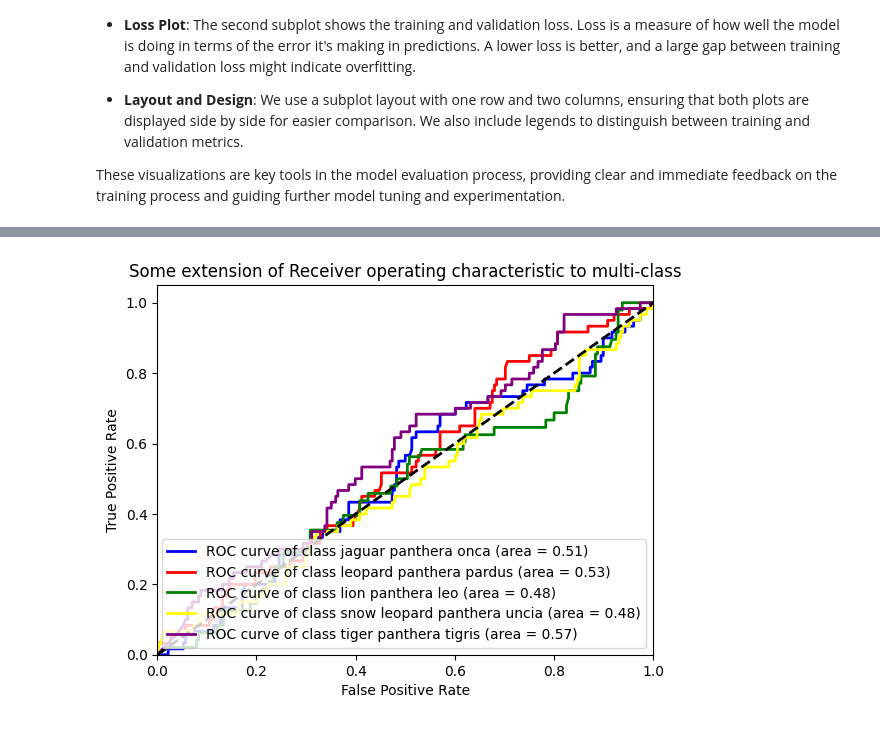
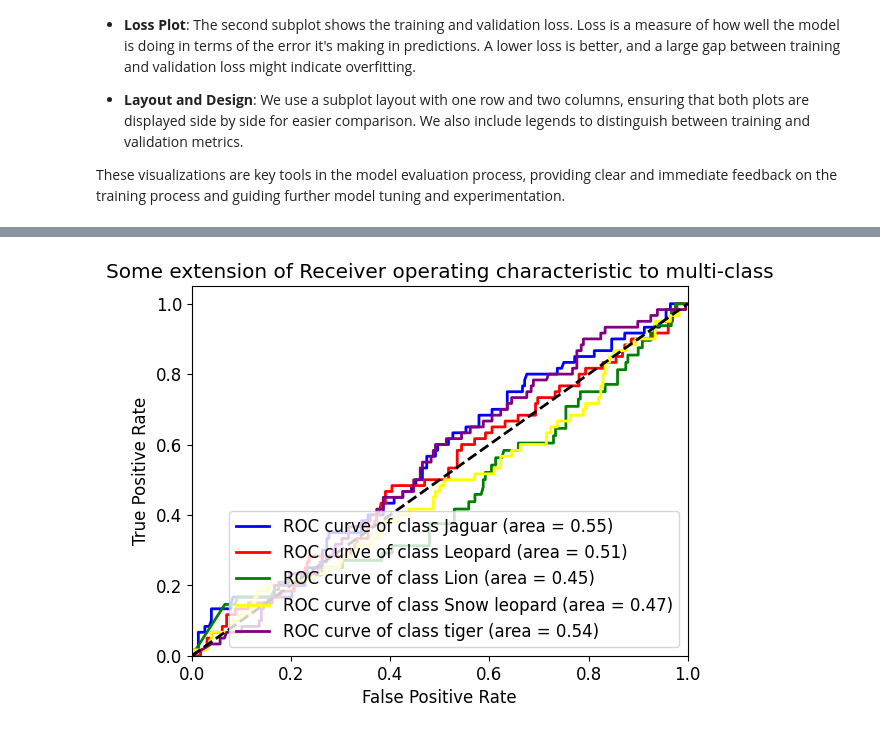
Before and after one commit to KyanoTrevisan/bigdata-project, a Jupyter notebook: bigdata_bigcats.ipynb, the cells around one changed output, grey strips where cells are left out. Saved outputs shown, nothing was run; the diff lists cells and outputs as text; code cells hidden in the pictures.

```diff
--- a/bigdata_bigcats.ipynb
+++ b/bigdata_bigcats.ipynb
@@ -347,6 +352,7 @@ train_datagen = ImageDataGenerator(
 validation_datagen = ImageDataGenerator(
     rescale=1./255,
     validation_split=0.2
+
 )
 
 # Load data and prepare it for training
@@ -354,7 +360,7 @@ train_generator = train_datagen.flow_from_directory(
     'datasets/big-cats',
     target_size=(224, 224),
     batch_size=32,
-    class_mode='categorical',
+    class_mode='sparse',
     subset='training'
 )
 
@@ -363,7 +369,7 @@ validation_generator = validation_datagen.flow_from_directory(
     'datasets/big-cats',
     target_size=(224, 224),
     batch_size=32,
-    class_mode='categorical',
+    class_mode='sparse',
     subset='validation'
 )
 
@@ -389,7 +395,7 @@ predictions = Dense(train_generator.num_classes, activation='softmax')(x)
 keras_model = Model(inputs=base_model.input, outputs=predictions)
 
 # Compile the model
-keras_model.compile(optimizer=Adam(), loss='categorical_crossentropy', metrics=['accuracy'])
+keras_model.compile(optimizer=Adam(), loss='sparse_categorical_crossentropy', metrics=['accuracy'])
 # %% [output]
 Found 1152 images belonging to 5 classes.
 Found 288 images belonging to 5 classes.
@@ -455,13 +462,13 @@ After training our Keras model, it's important to visualize its performance over
 
 These visualizations are key tools in the model evaluation process, providing clear and immediate feedback on the training process and guiding further model tuning and experimentation.
 # %%
-import matplotlib.pyplot as plt
+
 
 # Predict the data (classification results)
 validation_generator.reset()
 predictions = keras_model.predict(validation_generator, steps=validation_generator.samples // validation_generator.batch_size)
 predicted_classes = np.argmax(predictions, axis=1)
-
+class_labels = ["Jaguar","Leopard","Lion","Snow leopard","tiger"]
 # True labels
 true_classes = validation_generator.classes
 
@@ -510,33 +517,31 @@ plt.show()
 # %%
-from sklearn.metrics import roc_curve, auc
-from sklearn.preprocessing import label_binarize
-from itertools import cycle
 
+n_classes = len(class_labels)
 # Binarize the labels for ROC curve
 y_bin = label_binarize(true_classes, classes=np.arange(n_classes))
 
 # Compute ROC curve and ROC area for each class
 fpr = dict()
 tpr = dict()
 roc_auc = dict()
 for i in range(n_classes):
     fpr[i], tpr[i], _ = roc_curve(y_bin[:, i], predictions[:, i])
     roc_auc[i] = auc(fpr[i], tpr[i])
 
 # Plot all ROC curves
 plt.figure()
 colors = cycle(['blue', 'red', 'green', 'yellow', 'purple'])
 for i, color in zip(range(n_classes), colors):
     plt.plot(fpr[i], tpr[i], color=color, lw=2,
              label='ROC curve of class {0} (area = {1:0.2f})'.format(class_labels[i], roc_auc[i]))
 
 plt.plot([0, 1], [0, 1], 'k--', lw=2)
 plt.xlim([0.0, 1.0])
 plt.ylim([0.0, 1.05])
 plt.xlabel('False Positive Rate')
 plt.ylabel('True Positive Rate')
 plt.title('Some extension of Receiver operating characteristic to multi-class')
 plt.legend(loc="lower right")
 plt.show()
 # %% [output]
-[figure, old version]
+[figure, new version]
```
Also changed, not shown: parts of 10 cells of this notebook, 3 other files.
